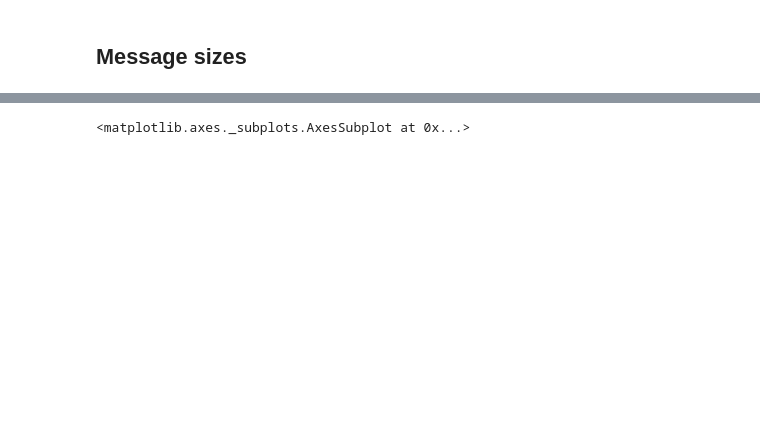
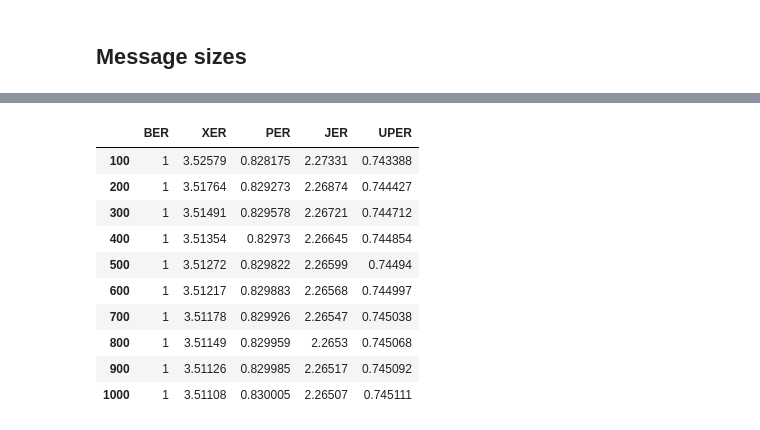
Before and after one commit to trust-messages/py-trustmessages, a Jupyter notebook: Analysis.ipynb, the cells around one changed output, grey strips where cells are left out. Cells and saved outputs as stored; diff of their text form; code cells hidden in the pictures; blank space fills up the shorter version.

```diff
--- a/Analysis.ipynb
+++ b/Analysis.ipynb
@@ -148,14 +158,25 @@ data_requests.plot(grid=True)
 [drawing not drawn]
 # %%
-data_responses = pd.DataFrame(index=range(100, 1100, 100), columns=[f.upper() for f in converter.OUTPUT_FORMATS])
+data_responses = pd.DataFrame(columns=[f.upper() for f in converter.OUTPUT_FORMATS])
 for s in sizes:
     if s['message'] == 'data-response':
         index  =  s['input-size']
         format_ = s['format']
         value = s['size']
-        data_responses.at[index, format_] = value
+        data_responses.at[index, format_] = int(value)
 
 data_responses.plot(grid=True)
+data_responses.divide(data_responses["BER"], axis="index").sort_index()
 # %% [output]
-<matplotlib.axes._subplots.AxesSubplot at 0x...>
+|  | BER | XER | PER | JER | UPER |
+| 100 | 1 | 3.52579 | 0.828175 | 2.27331 | 0.743388 |
+| 200 | 1 | 3.51764 | 0.829273 | 2.26874 | 0.744427 |
+| 300 | 1 | 3.51491 | 0.829578 | 2.26721 | 0.744712 |
+| 400 | 1 | 3.51354 | 0.82973 | 2.26645 | 0.744854 |
+| 500 | 1 | 3.51272 | 0.829822 | 2.26599 | 0.74494 |
+| 600 | 1 | 3.51217 | 0.829883 | 2.26568 | 0.744997 |
+| 700 | 1 | 3.51178 | 0.829926 | 2.26547 | 0.745038 |
+| 800 | 1 | 3.51149 | 0.829959 | 2.2653 | 0.745068 |
+| 900 | 1 | 3.51126 | 0.829985 | 2.26517 | 0.745092 |
+| 1000 | 1 | 3.51108 | 0.830005 | 2.26507 | 0.745111 |
 [drawing not drawn]
```
Also changed, not shown: parts of 7 cells of this notebook, 1 other file.
